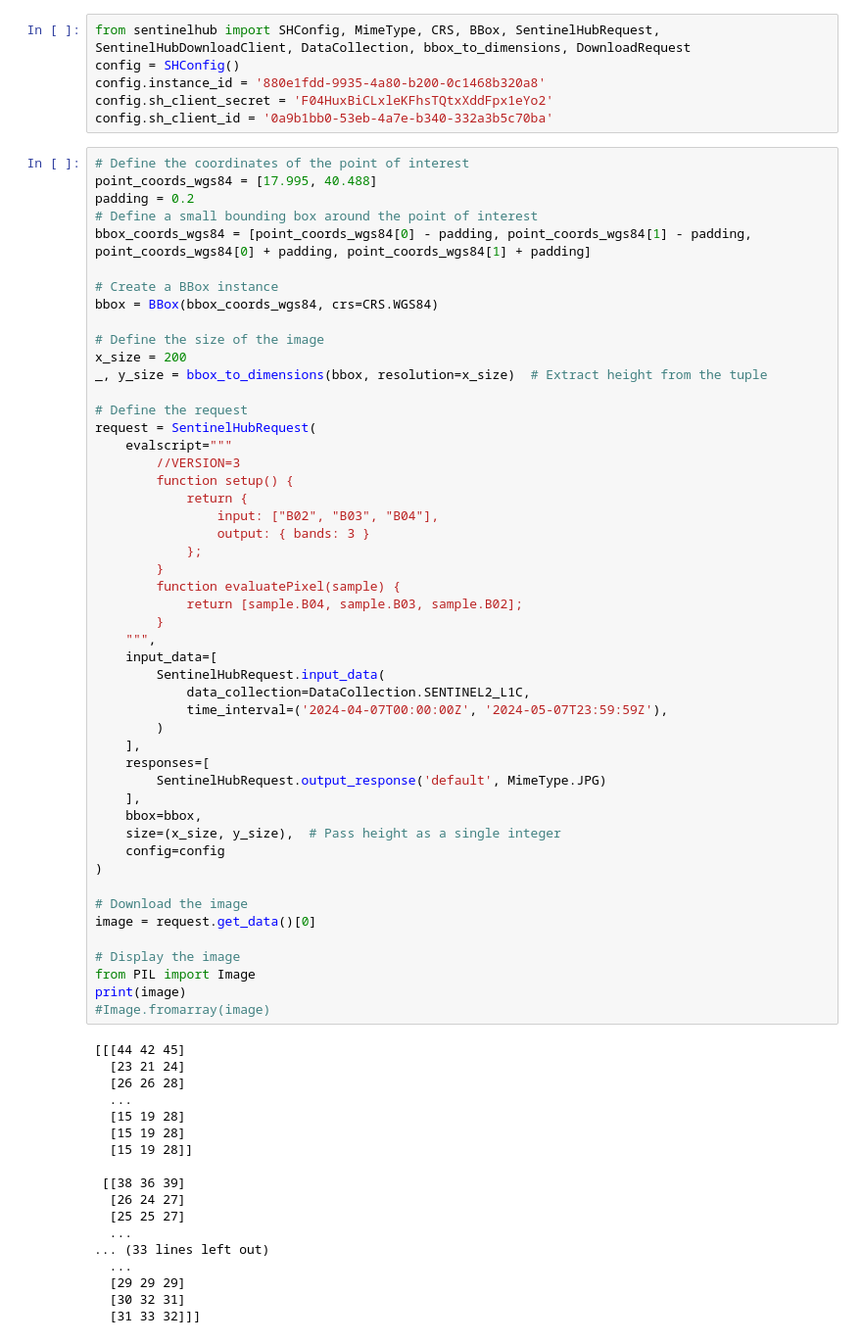
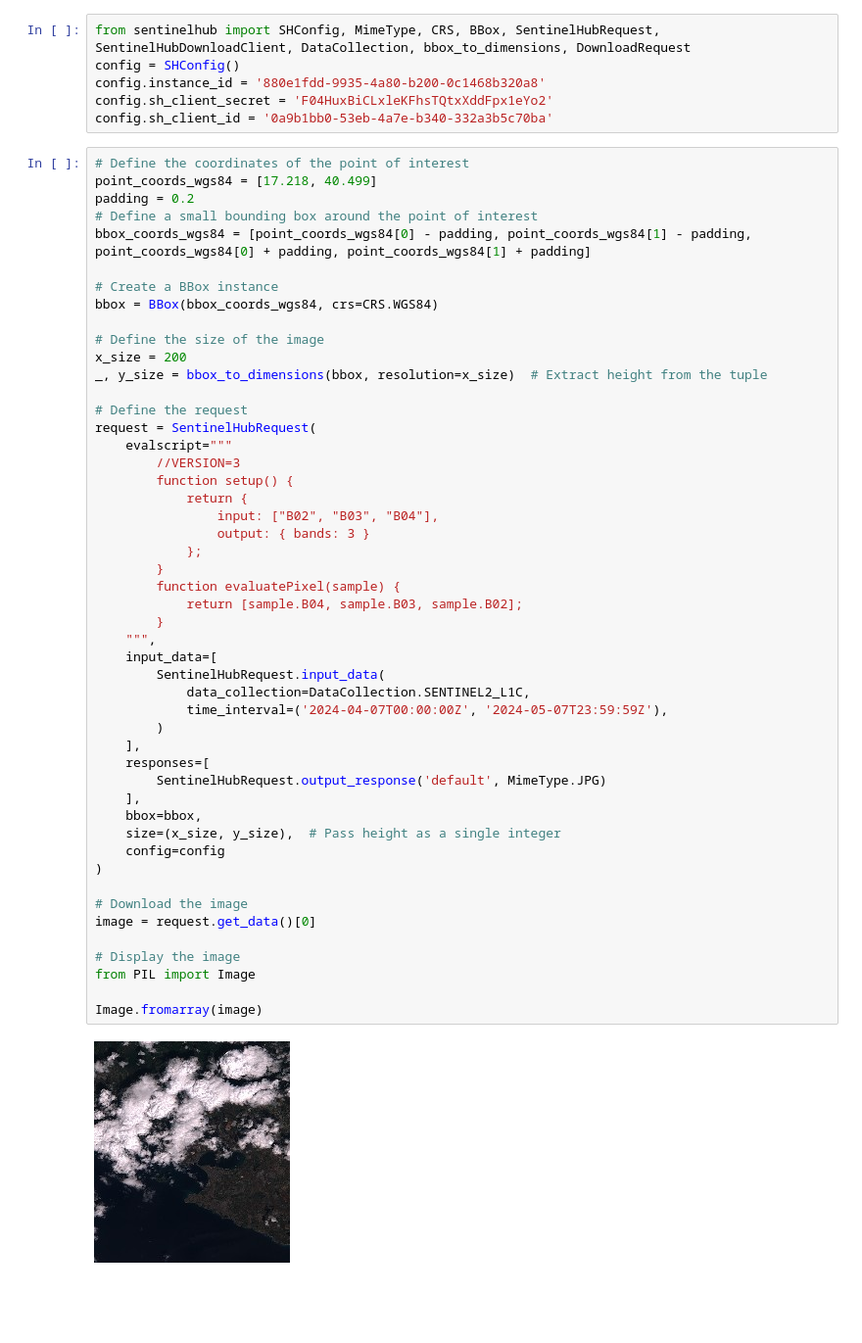
Before and after one commit to R-bellH/ki_Geo_project, a Jupyter notebook: main.ipynb, the cells around one changed output. Shown at 98% size. Saved outputs shown, nothing was run; the diff lists cells and outputs as text; blank space fills up the shorter version.

```diff
--- a/main.ipynb
+++ b/main.ipynb
@@ -86,7 +86,7 @@ config.sh_client_secret = 'F04HuxBiCLxleKFhsTQtxXddFpx1eYo2'
 config.sh_client_id = '0a9b1bb0-53eb-4a7e-b340-332a3b5c70ba'
 # %%
 # Define the coordinates of the point of interest
-point_coords_wgs84 = [17.995, 40.488]
+point_coords_wgs84 = [17.218, 40.499]
 padding = 0.2
 # Define a small bounding box around the point of interest
 bbox_coords_wgs84 = [point_coords_wgs84[0] - padding, point_coords_wgs84[1] - padding, point_coords_wgs84[0] + padding, point_coords_wgs84[1] + padding]
@@ -105,49 +105,33 @@ request = SentinelHubRequest(
         function setup() {
             return {
                 input: ["B02", "B03", "B04"],
                 output: { bands: 3 }
             };
         }
         function evaluatePixel(sample) {
             return [sample.B04, sample.B03, sample.B02];
         }
     """,
     input_data=[
         SentinelHubRequest.input_data(
             data_collection=DataCollection.SENTINEL2_L1C,
             time_interval=('2024-04-07T00:00:00Z', '2024-05-07T23:59:59Z'),
         )
     ],
     responses=[
         SentinelHubRequest.output_response('default', MimeType.JPG)
     ],
     bbox=bbox,
     size=(x_size, y_size),  # Pass height as a single integer
     config=config
 )
 
 # Download the image
 image = request.get_data()[0]
 
 # Display the image
 from PIL import Image
-print(image)
-#Image.fromarray(image)
+
+Image.fromarray(image)
 # %% [output]
-[[[44 42 45]
-  [23 21 24]
-  [26 26 28]
-  ...
-  [15 19 28]
-  [15 19 28]
-  [15 19 28]]
-
- [[38 36 39]
-  [26 24 27]
-  [25 25 27]
-  ...
-... (33 lines left out)
-  ...
-  [29 29 29]
-  [30 32 31]
-  [31 33 32]]]
+[figure, added]
```
